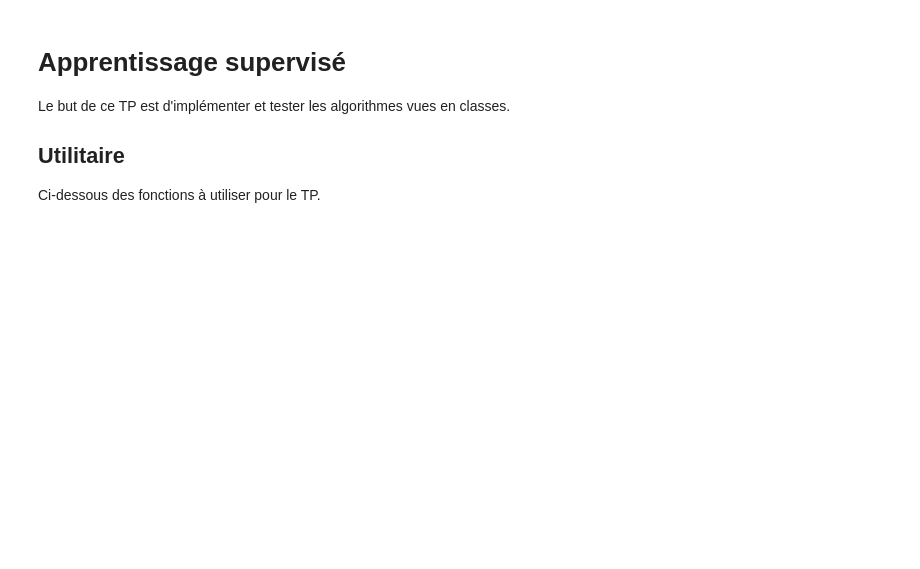
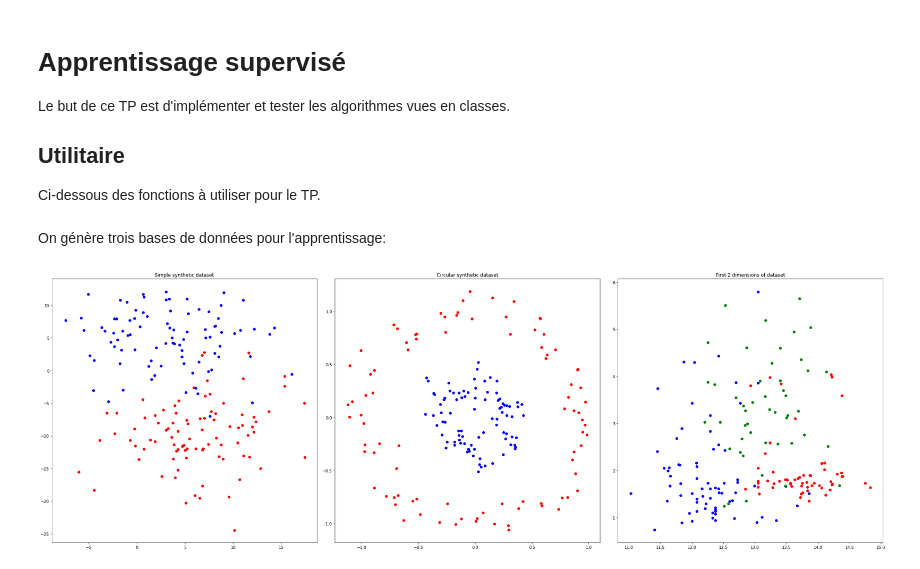
Before and after one commit to ethiy/intro2ml, a Jupyter notebook: practical_session/supervized.ipynb, the cells around one changed output. Saved outputs shown, nothing was run; the diff lists cells and outputs as text; code cells hidden in the pictures; blank space fills up the shorter version.

```diff
--- a/practical_session/supervized.ipynb
+++ b/practical_session/supervized.ipynb
@@ -74,3 +74,28 @@ def plot_separator(xx, yy, ax, classifier, **parameters):
     Z = classifier.predict(np.c_[xx.ravel(), yy.ravel()])
     Z = Z.reshape(xx.shape)
     ax.contourf(xx, yy, Z, **parameters)
+# %% [markdown]
+On génère trois bases de données pour l'apprentissage:
+# %%
+import sklearn.datasets
+
+X_blob, Y_blob = sklearn.datasets.make_blobs(n_samples=178, centers=2, random_state=10, cluster_std=5)
+X_circles, Y_circles = sklearn.datasets.make_circles(n_samples=178, factor=.3, noise=.1)
+wine_data = sklearn.datasets.load_wine()
+X_wine, Y_wine = wine_data.data, wine_data.target
+datasets = [('blobs', X_blob, Y_blob), ('circles', X_circles, Y_circles), ('wine', X_wine, Y_wine)]
+
+figure, (ax1, ax2, ax3) = plt.subplots(1, 3)
+figure.set_figheight(10)
+figure.set_figwidth(30)
+
+plot_dataset(X_blob, Y_blob, ax1, colors=['r', 'b'])
+ax1.set_title('Simple synthetic dataset')
+plot_dataset(X_circles, Y_circles, ax2, colors=['r', 'b'])
+ax2.set_title('Circular synthetic dataset')
+plot_dataset(X_wine, Y_wine, ax3, colors=['r', 'b', 'g'])
+ax3.set_title('First 2 dimensions of dataset')
+plt.tight_layout()
+plt.show()
+# %% [output]
+[figure, added]
```
Also changed, not shown: parts of 4 cells of this notebook.
